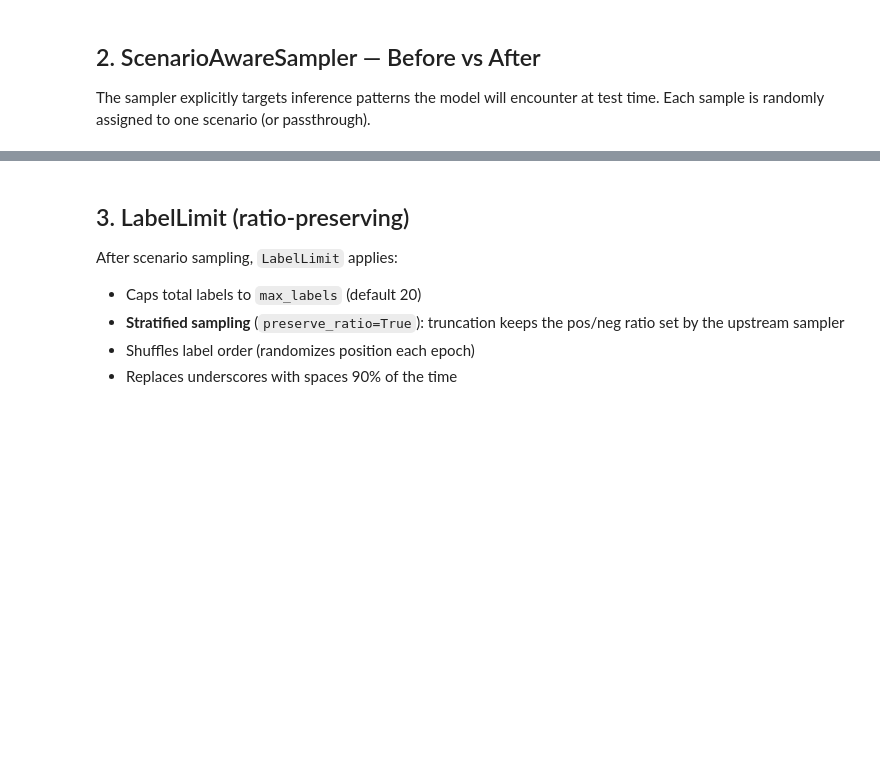
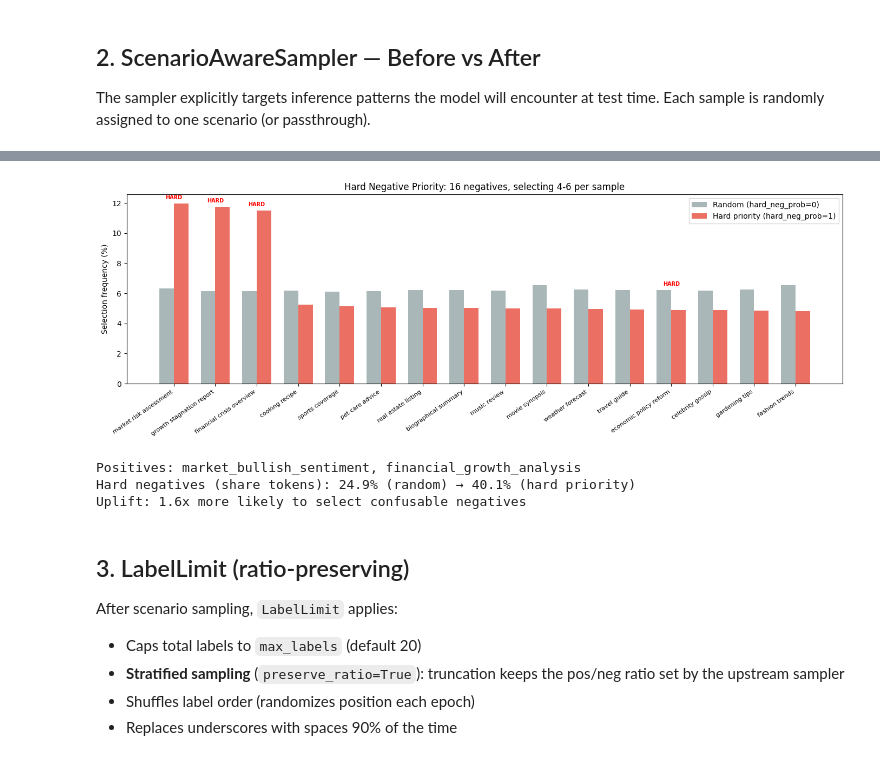
Before and after one commit to KameniAlexNea/zero-shot-classification, a Jupyter notebook: notebooks/LabelAugmentationDemo.ipynb, the cells around one changed output, grey strips where cells are left out. Saved outputs shown, nothing was run; the diff lists cells and outputs as text; code cells hidden in the pictures; blank space fills up the shorter version.

Commit message:
feat: update label augmentation strategy

```diff
--- a/notebooks/LabelAugmentationDemo.ipynb
+++ b/notebooks/LabelAugmentationDemo.ipynb
@@ -134,3 +142,79 @@ Original sample: 4 pos, 4 neg (total 8)
+# %%
+# Compare negative selection: random vs hard-negative-biased
+# Need many negatives so needle (selects 4-6) reveals selection bias
+labels_demo = [
+    "market_bullish_sentiment", "financial_growth_analysis",  # 2 positives
+    # Hard negatives (share tokens with positives)
+    "economic_policy_reform", "market_risk_assessment",
+    "financial_crisis_overview", "growth_stagnation_report",
+    # Easy negatives (no token overlap)
+    "biographical_summary", "sports_coverage", "weather_forecast",
+    "cooking_recipe", "music_review", "travel_guide",
+    "gardening_tips", "pet_care_advice", "fashion_trends",
+    "movie_synopsis", "celebrity_gossip", "real_estate_listing",
+]
+ints_demo = [1, 1] + [0] * 16
+
+N_trials = 3000
+sampler_random = ScenarioAwareSampler(needle_prob=1.0, hard_negative_prob=0.0,
+                                       needle_min_neg=4, needle_max_neg=6)
+sampler_hard = ScenarioAwareSampler(needle_prob=1.0, hard_negative_prob=1.0,
+                                     needle_min_neg=4, needle_max_neg=6)
+
+neg_counts_random = Counter()
+neg_counts_hard = Counter()
+
+for _ in range(N_trials):
+    texts_r, ints_r = sampler_random(labels_demo[:], ints_demo[:])
+    for t, i in zip(texts_r, ints_r):
+        if i == 0:
+            neg_counts_random[t.replace("_", " ")] += 1
+
+    texts_h, ints_h = sampler_hard(labels_demo[:], ints_demo[:])
+    for t, i in zip(texts_h, ints_h):
+        if i == 0:
+            neg_counts_hard[t.replace("_", " ")] += 1
+
+# Sort by hard-priority frequency descending
+all_negs = sorted(
+    set(neg_counts_random.keys()) | set(neg_counts_hard.keys()),
+    key=lambda n: neg_counts_hard.get(n, 0), reverse=True,
+)
+pcts_random = [100 * neg_counts_random.get(n, 0) / max(sum(neg_counts_random.values()), 1) for n in all_negs]
+pcts_hard = [100 * neg_counts_hard.get(n, 0) / max(sum(neg_counts_hard.values()), 1) for n in all_negs]
+
+fig, ax = plt.subplots(figsize=(14, 5))
+x = np.arange(len(all_negs))
+w = 0.35
+ax.bar(x - w/2, pcts_random, w, label="Random (hard_neg_prob=0)", color="#95a5a6", alpha=0.8)
+ax.bar(x + w/2, pcts_hard, w, label="Hard priority (hard_neg_prob=1)", color="#e74c3c", alpha=0.8)
+ax.set_xticks(x)
+ax.set_xticklabels(all_negs, fontsize=8, rotation=35, ha="right")
+ax.set_ylabel("Selection frequency (%)")
+ax.set_title("Hard Negative Priority: 16 negatives, selecting 4-6 per sample")
+ax.legend()
+
+# Annotate hard negatives
+hard_tokens = {"market", "financial", "growth", "economic"}
+for i, neg in enumerate(all_negs):
+    is_hard = bool(set(neg.lower().split()) & hard_tokens)
+    if is_hard:
+        ax.annotate("HARD", (i, max(pcts_random[i], pcts_hard[i]) + 0.3),
+                    ha="center", fontsize=7, color="red", fontweight="bold")
+
+plt.tight_layout()
+plt.show()
+
+hard_pct = sum(pcts_hard[i] for i, n in enumerate(all_negs) if set(n.lower().split()) & hard_tokens)
+rand_pct = sum(pcts_random[i] for i, n in enumerate(all_negs) if set(n.lower().split()) & hard_tokens)
+print(f"Positives: market_bullish_sentiment, financial_growth_analysis")
+print(f"Hard negatives (share tokens): {rand_pct:.1f}% (random) → {hard_pct:.1f}% (hard priority)")
+print(f"Uplift: {hard_pct/max(rand_pct, 0.1):.1f}x more likely to select confusable negatives")
+# %% [output]
+[figure, added]
+Positives: market_bullish_sentiment, financial_growth_analysis
+Hard negatives (share tokens): 24.9% (random) → 40.1% (hard priority)
+Uplift: 1.6x more likely to select confusable negatives
 # %% [markdown]
 ## 3. LabelLimit (ratio-preserving)
 
```
Also changed, not shown: parts of 12 cells of this notebook, 6 other files.
